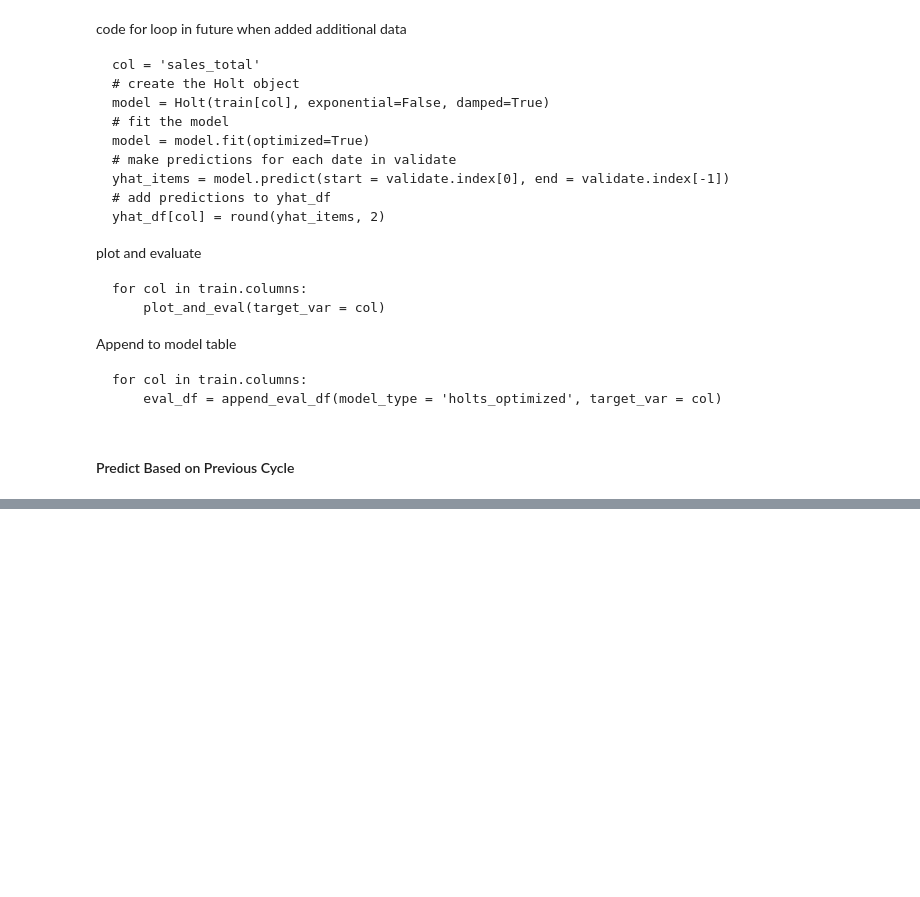
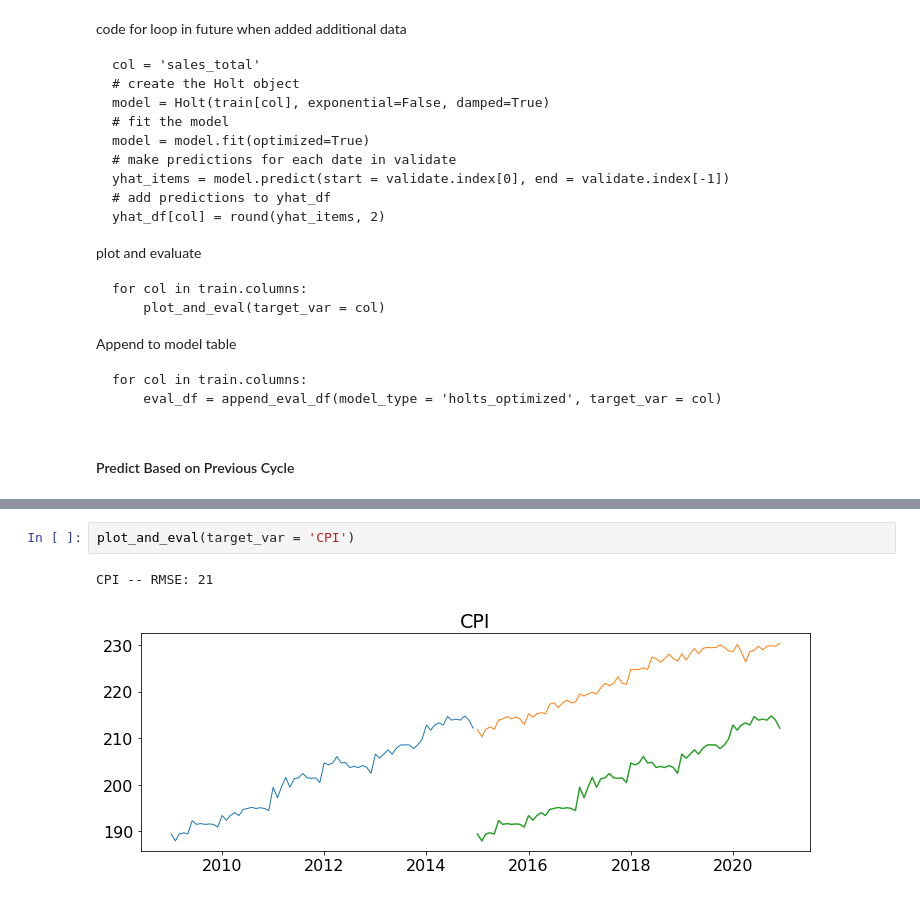
Before and after one commit to mil2tech/individiual-project, a Jupyter notebook: project-workbook.ipynb, the cells around one changed output, grey strips where cells are left out. Drawn from its saved outputs; the diff is of its cells as text; blank space fills up the shorter version.

```diff
--- a/project-workbook.ipynb
+++ b/project-workbook.ipynb
@@ -948,0 +1026,5 @@ for col in train.columns:
+# %%
+plot_and_eval(target_var = 'CPI')
+# %% [output]
+CPI -- RMSE: 21
+[figure, added]
```
Also changed, not shown: parts of 23 cells of this notebook.
